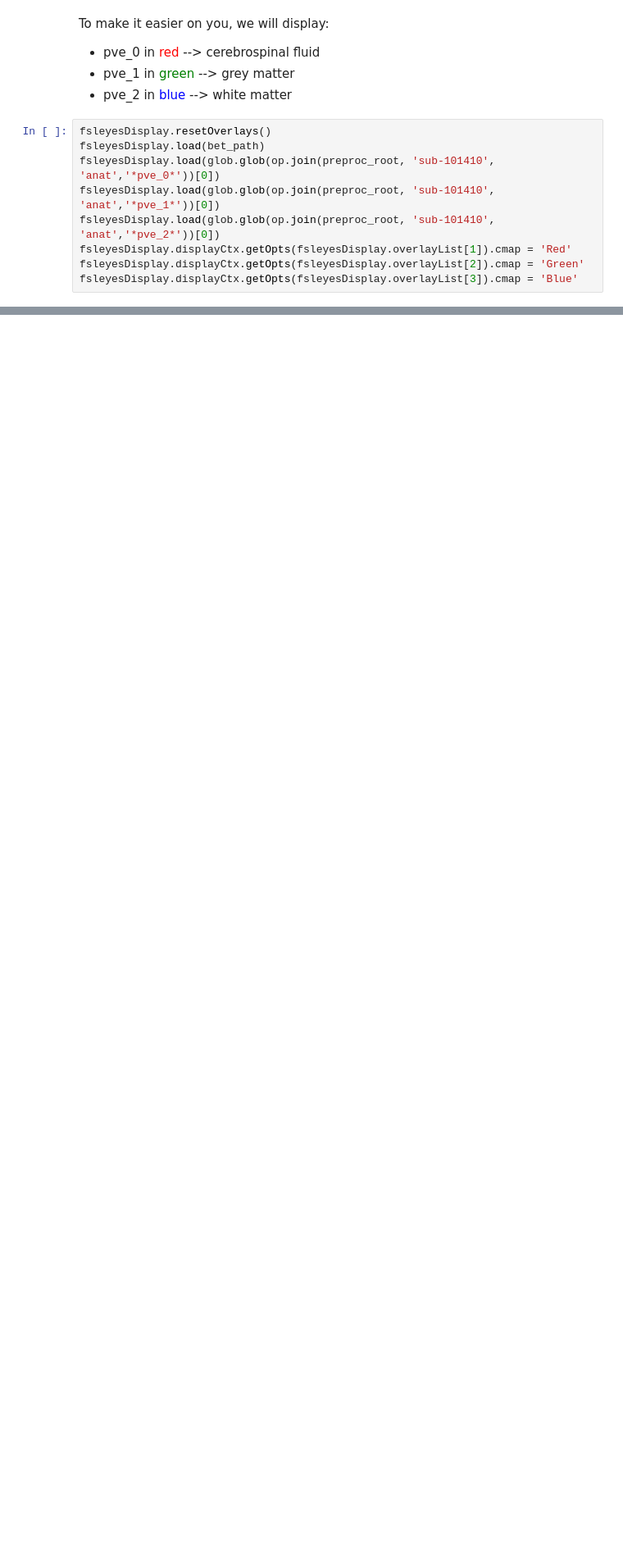
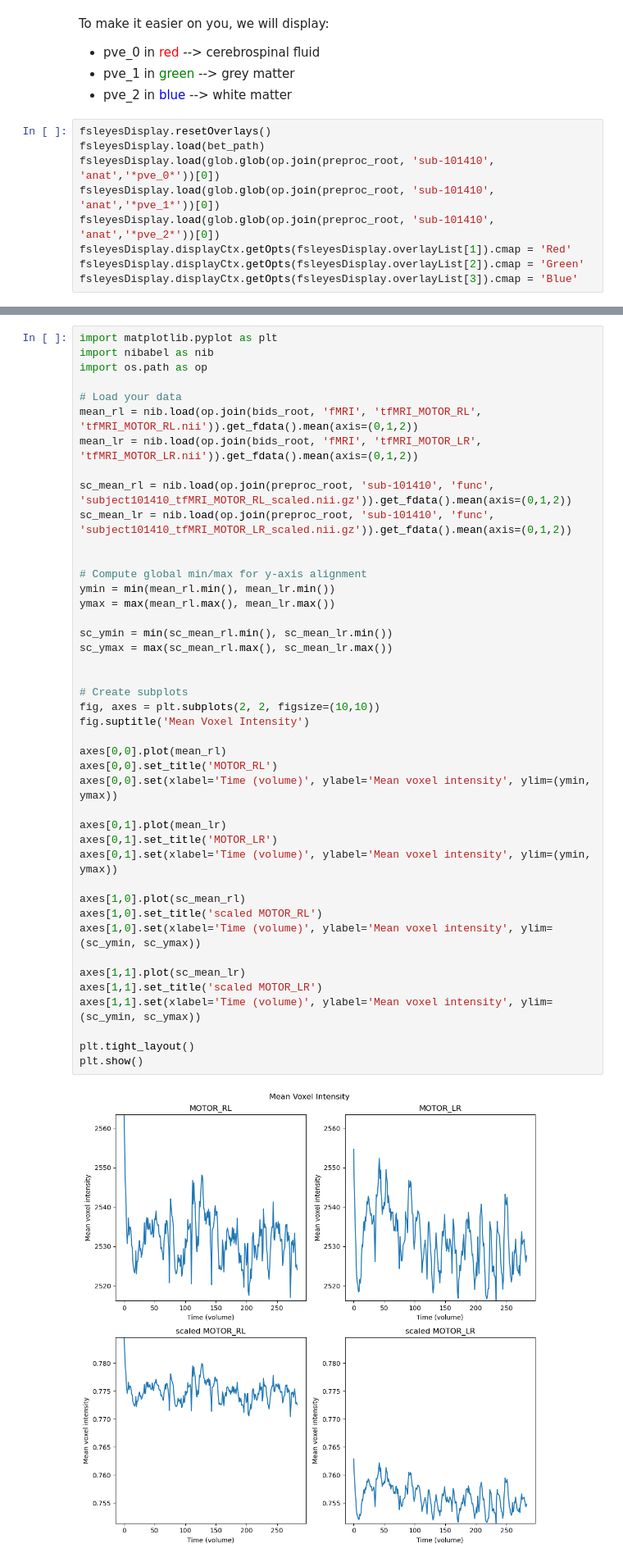
Before and after one commit to Rose-Kapps/NSSPMini_Project1, a Jupyter notebook: mini_project_1.ipynb, the cells around one changed output, grey strips where cells are left out. Shown: that part at 82% size. Cells and saved outputs as stored; diff of their text form; blank space fills up the shorter version.

```diff
--- a/mini_project_1.ipynb
+++ b/mini_project_1.ipynb
@@ -383,0 +456,45 @@ fsleyesDisplay.displayCtx.getOpts(fsleyesDisplay.overlayList[3]).cmap = 'Blue'
+# %%
+import matplotlib.pyplot as plt
+import nibabel as nib
+import os.path as op
+
+# Load your data
+mean_rl = nib.load(op.join(bids_root, 'fMRI', 'tfMRI_MOTOR_RL', 'tfMRI_MOTOR_RL.nii')).get_fdata().mean(axis=(0,1,2))
+mean_lr = nib.load(op.join(bids_root, 'fMRI', 'tfMRI_MOTOR_LR', 'tfMRI_MOTOR_LR.nii')).get_fdata().mean(axis=(0,1,2))
+
+sc_mean_rl = nib.load(op.join(preproc_root, 'sub-101410', 'func', 'subject101410_tfMRI_MOTOR_RL_scaled.nii.gz')).get_fdata().mean(axis=(0,1,2))
+sc_mean_lr = nib.load(op.join(preproc_root, 'sub-101410', 'func', 'subject101410_tfMRI_MOTOR_LR_scaled.nii.gz')).get_fdata().mean(axis=(0,1,2))
+
+
+# Compute global min/max for y-axis alignment
+ymin = min(mean_rl.min(), mean_lr.min())
+ymax = max(mean_rl.max(), mean_lr.max())
+
+sc_ymin = min(sc_mean_rl.min(), sc_mean_lr.min())
+sc_ymax = max(sc_mean_rl.max(), sc_mean_lr.max())
+
+
+# Create subplots
+fig, axes = plt.subplots(2, 2, figsize=(10,10))
+fig.suptitle('Mean Voxel Intensity')
+
+axes[0,0].plot(mean_rl)
+axes[0,0].set_title('MOTOR_RL')
+axes[0,0].set(xlabel='Time (volume)', ylabel='Mean voxel intensity', ylim=(ymin, ymax))
+
+axes[0,1].plot(mean_lr)
+axes[0,1].set_title('MOTOR_LR')
+axes[0,1].set(xlabel='Time (volume)', ylabel='Mean voxel intensity', ylim=(ymin, ymax))
+
+axes[1,0].plot(sc_mean_rl)
+axes[1,0].set_title('scaled MOTOR_RL')
+axes[1,0].set(xlabel='Time (volume)', ylabel='Mean voxel intensity', ylim=(sc_ymin, sc_ymax))
+
+axes[1,1].plot(sc_mean_lr)
+axes[1,1].set_title('scaled MOTOR_LR')
+axes[1,1].set(xlabel='Time (volume)', ylabel='Mean voxel intensity', ylim=(sc_ymin, sc_ymax))
+
+plt.tight_layout()
+plt.show()
+# %% [output]
+[figure, added]
```
Also changed, not shown: parts of 28 cells of this notebook.
